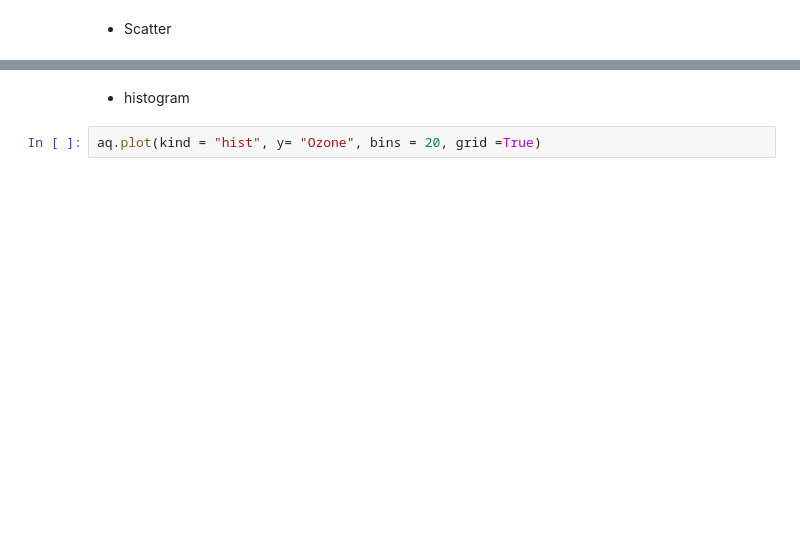
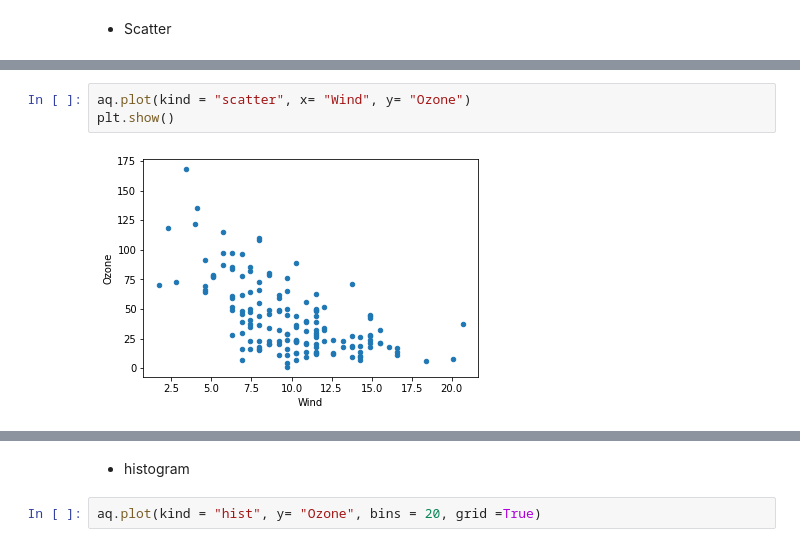
Before and after one commit to oms1226/20201130_python_farmingindustry, a Jupyter notebook: 1week/04.matplotlib.ipynb, the cells around one changed output, grey strips where cells are left out. Drawn from its saved outputs; the diff is of its cells as text; blank space fills up the shorter version.

```diff
--- a/1week/04.matplotlib.ipynb
+++ b/1week/04.matplotlib.ipynb
@@ -204,0 +253,5 @@ aq.plot(kind = "scatter", x= "Temp", y= "Ozone")
+# %%
+aq.plot(kind = "scatter", x= "Wind", y= "Ozone")
+plt.show()
+# %% [output]
+[figure, added]
```
Also changed, not shown: parts of 36 cells of this notebook, 7 other files.
